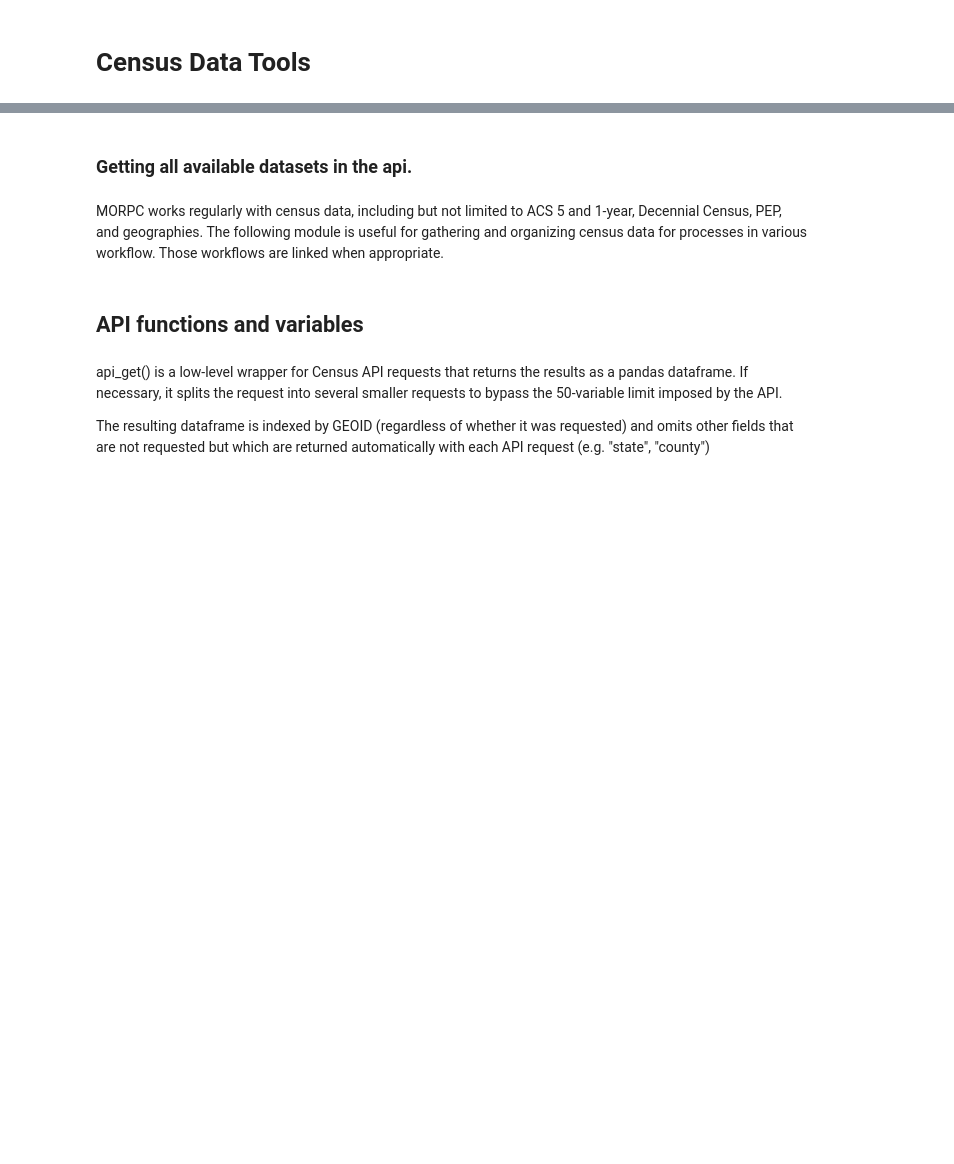
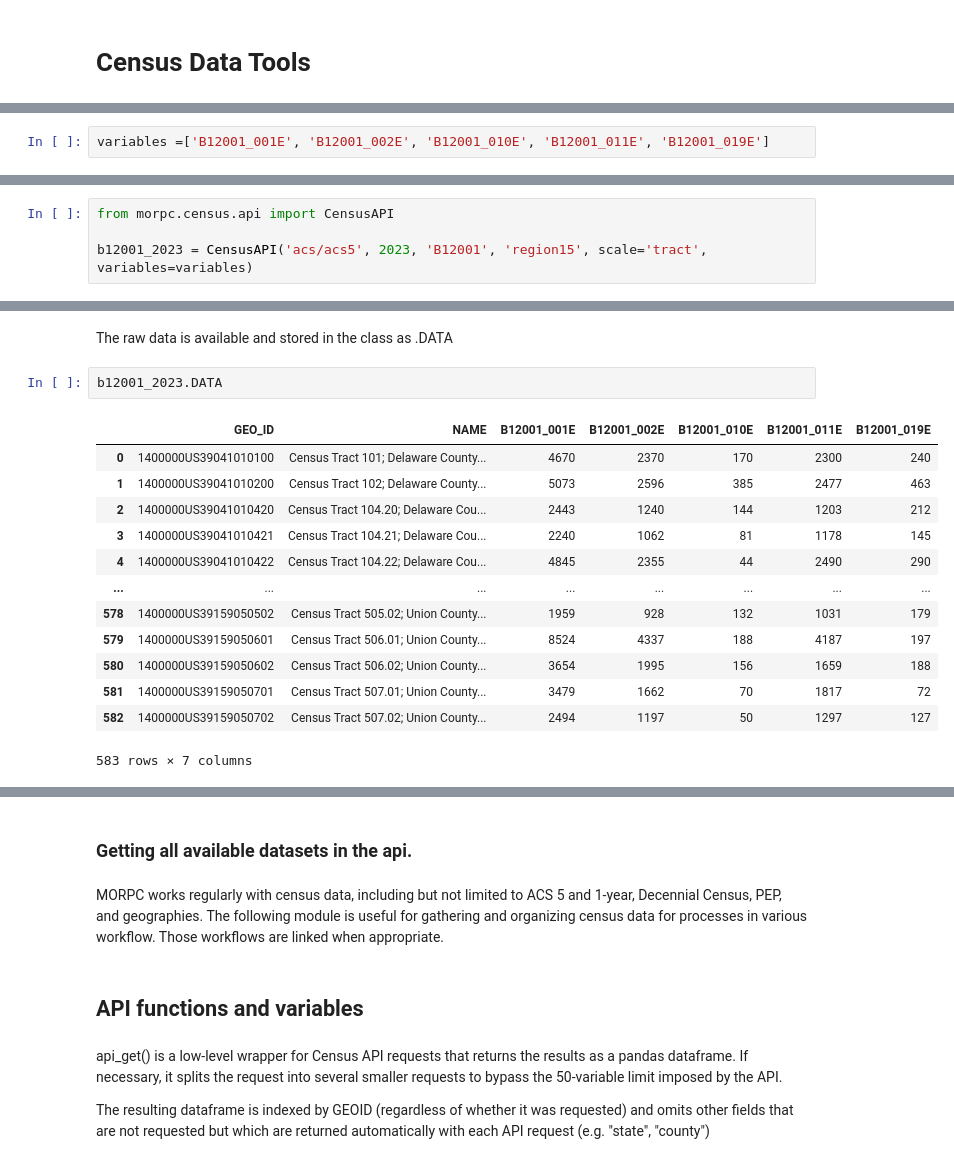
Before and after one commit to morpc/morpc-py, a Jupyter notebook: doc/07-morpc-census-demo.ipynb, the cells around one changed output, grey strips where cells are left out. Drawn from its saved outputs; the diff is of its cells as text; blank space fills up the shorter version.

Commit message:
dim table working, need some work on documentation

```diff
--- a/doc/07-morpc-census-demo.ipynb
+++ b/doc/07-morpc-census-demo.ipynb
@@ -14,0 +174,2 @@ api_get(**req)
+# %%
+variables =['B12001_001E', 'B12001_002E', 'B12001_010E', 'B12001_011E', 'B12001_019E']
@@ -14,0 +178,4 @@ api_get(**req)
+# %%
+from morpc.census.api import CensusAPI
+
+b12001_2023 = CensusAPI('acs/acs5', 2023, 'B12001', 'region15', scale='tract', variables=variables)
@@ -14,0 +200,18 @@ api_get(**req)
+# %% [markdown]
+The raw data is available and stored in the class as .DATA
+# %%
+b12001_2023.DATA
+# %% [output]
+|  | GEO_ID | NAME | B12001_001E | B12001_002E | B12001_010E | B12001_011E | B12001_019E |
+| 0 | 1400000US39041010100 | Census Tract 101; Delaware County... | 4670 | 2370 | 170 | 2300 | 240 |
+| 1 | 1400000US39041010200 | Census Tract 102; Delaware County... | 5073 | 2596 | 385 | 2477 | 463 |
+| 2 | 1400000US39041010420 | Census Tract 104.20; Delaware Cou... | 2443 | 1240 | 144 | 1203 | 212 |
+| 3 | 1400000US39041010421 | Census Tract 104.21; Delaware Cou... | 2240 | 1062 | 81 | 1178 | 145 |
+| 4 | 1400000US39041010422 | Census Tract 104.22; Delaware Cou... | 4845 | 2355 | 44 | 2490 | 290 |
+| ... | ... | ... | ... | ... | ... | ... | ... |
+| 578 | 1400000US39159050502 | Census Tract 505.02; Union County... | 1959 | 928 | 132 | 1031 | 179 |
+| 579 | 1400000US39159050601 | Census Tract 506.01; Union County... | 8524 | 4337 | 188 | 4187 | 197 |
+| 580 | 1400000US39159050602 | Census Tract 506.02; Union County... | 3654 | 1995 | 156 | 1659 | 188 |
+| 581 | 1400000US39159050701 | Census Tract 507.01; Union County... | 3479 | 1662 | 70 | 1817 | 72 |
+| 582 | 1400000US39159050702 | Census Tract 507.02; Union County... | 2494 | 1197 | 50 | 1297 | 127 |
+583 rows × 7 columns
```
Also changed, not shown: parts of 43 cells of this notebook, 4 other files.
